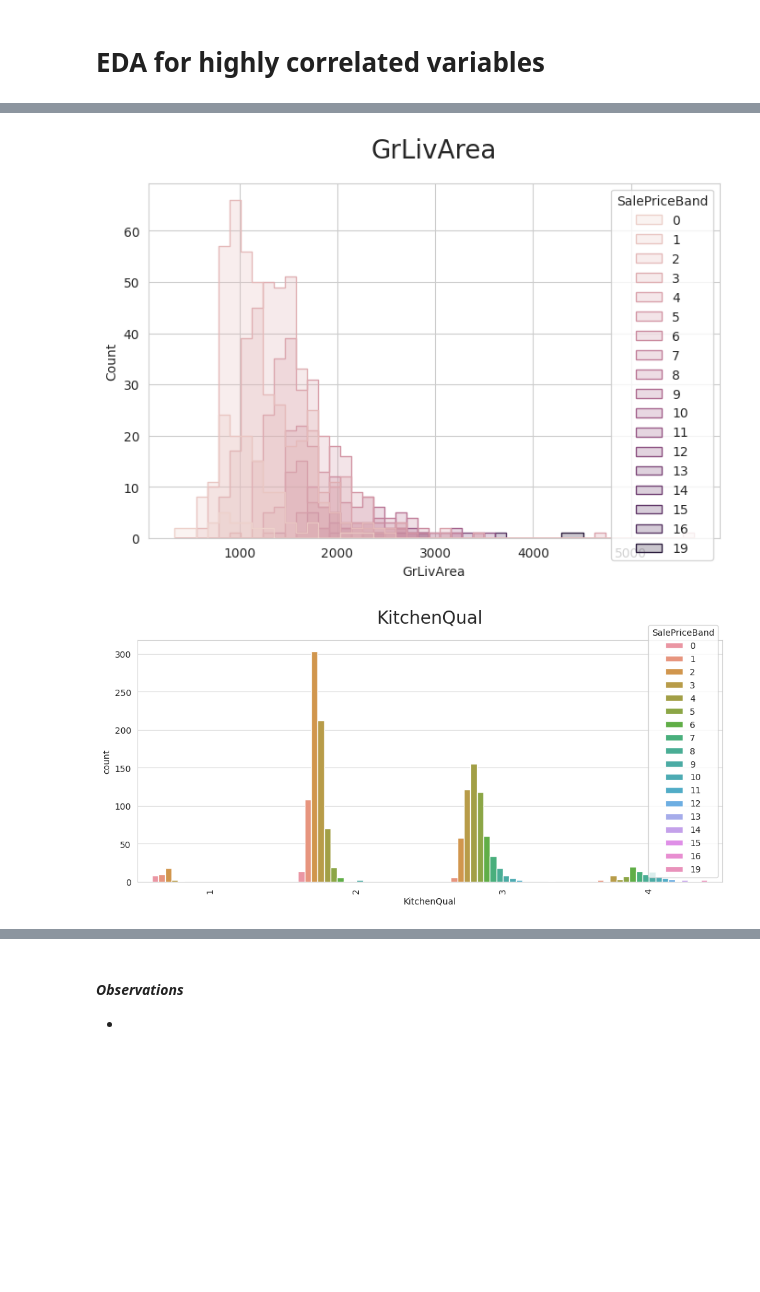
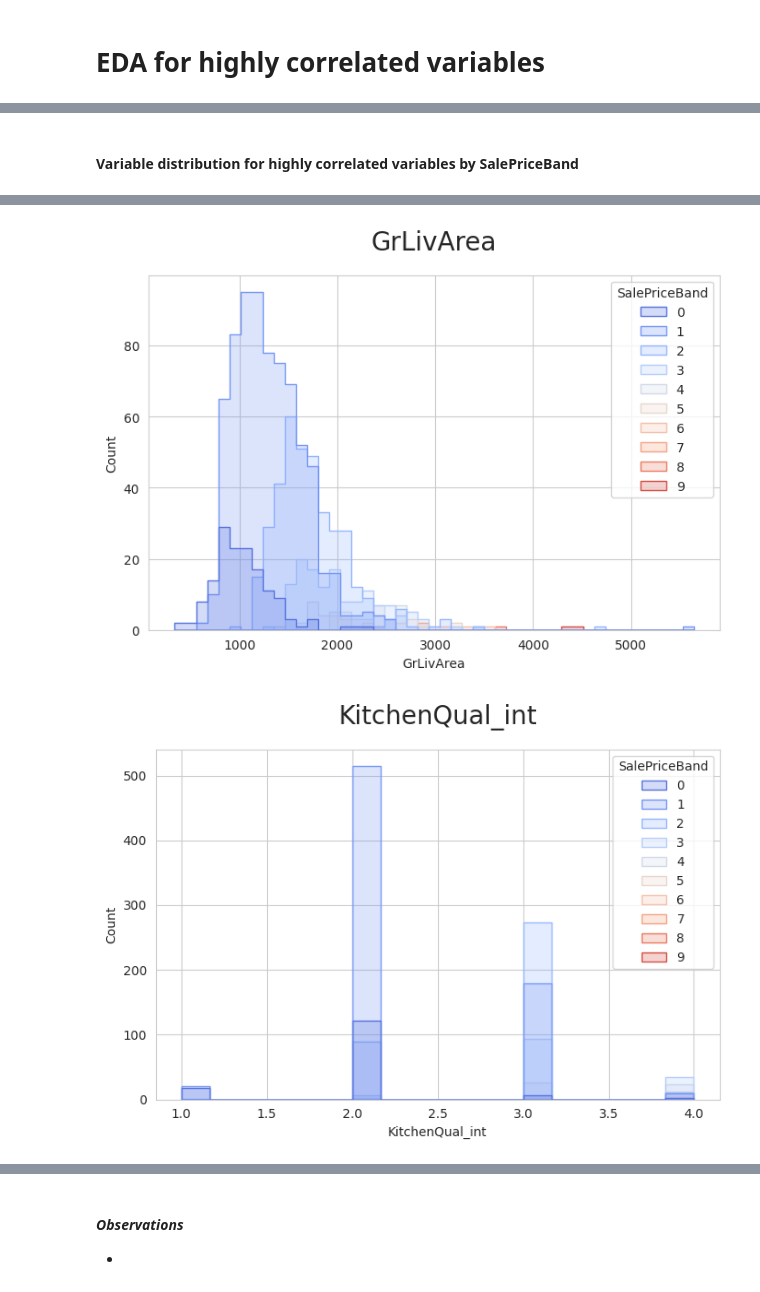
Before and after one commit to JL-14/milestone-project-housing-issues, a Jupyter notebook: jupyter_notebooks/Notebook_3_Correlation_PPS_Analysis.ipynb, the cells around one changed output, grey strips where cells are left out. Drawn from its saved outputs; the diff is of its cells as text; code cells hidden in the pictures; blank space fills up the shorter version.

Commit message:
Add labels to visualisation of distribution in notebook 3

```diff
--- a/jupyter_notebooks/Notebook_3_Correlation_PPS_Analysis.ipynb
+++ b/jupyter_notebooks/Notebook_3_Correlation_PPS_Analysis.ipynb
@@ -307,0 +218,7 @@ memory usage: 34.3+ KB
+# %%
+# KitchenQual
+
+kitchen_qual_mapping = {'Ex': 4, 'Gd': 3, 'TA': 2, 'Fa': 1, 'Po': 0}  # Adjust based on your actual labels
+df_houseprices_eda['KitchenQual_int'] = df_houseprices_eda['KitchenQual'].map(kitchen_qual_mapping)
+
+print(df_houseprices_eda[['KitchenQual', 'KitchenQual_int']].head())
@@ -307,0 +232,6 @@ memory usage: 34.3+ KB
+# %%
+kitchen_qual_desc = {4: 'Excellent', 3: 'Good', 2:'Typical/ Average', 1:'Fair', 0:'Poor'}
+
+df_houseprices_eda['KitchenQual_desc'] = df_houseprices_eda['KitchenQual_int'].map(kitchen_qual_desc)
+
+print(df_houseprices_eda[['KitchenQual', 'KitchenQual_desc', 'KitchenQual_int']].head())
@@ -307,0 +274,16 @@ memory usage: 34.3+ KB
+# %%
+# Defining min and max values
+min_price = df_houseprices_eda['SalePrice'].min()
+max_price = df_houseprices_eda['SalePrice'].max()
+
+# Calculating band widths
+bin_width = (max_price - min_price) / 10
+
+# Defining bin edges
+bins = [min_price + i * bin_width for i in range(11)]
+
+# Using pd.cut to create bands and label them with numeric values
+df_houseprices_eda['SalePriceBand'] = pd.cut(df_houseprices_eda['SalePrice'], bins=bins, labels=range(10), include_lowest=True)
+
+
+print(df_houseprices_eda[['SalePrice', 'SalePriceBand']].head())
@@ -307,0 +315,3 @@ memory usage: 34.3+ KB
+# %%
+vars_to_display = ['1stFlrSF', 'GrLivArea', 'KitchenQual_int', 'OverallQual', 'TotalBsmtSF', 'YearBuilt', 'GarageYrBlt']
+vars_to_display
@@ -308,14 +326,16 @@ memory usage: 34.3+ KB
+# %% [markdown]
+#### Variable distribution for highly correlated variables by SalePriceBand
 # %%
-# Examining variable distribution for highly correlated variables by SalePriceBand
-
 import matplotlib.pyplot as plt
 import seaborn as sns
 sns.set_style('whitegrid')
 
+palette = sns.color_palette("coolwarm", 10)
+
 def plot_categorical(df_houseprices, col, target_var):
 
   plt.figure(figsize=(12, 5))
-  sns.countplot(data=df_houseprices, x=col, hue=target_var)
+  sns.countplot(data=df_houseprices, hue='SalePriceBand', x=col, palette=palette)
   plt.xticks(rotation=90)
   plt.title(f"{col}", fontsize=20, y=1.05)
   plt.show()
@@ -323,13 +343,13 @@ def plot_categorical(df_houseprices, col, target_var):
 
 def plot_numerical(df_houseprices, col, target_var):
   plt.figure(figsize=(8, 5))
-  sns.histplot(data=df_houseprices, x=col, hue=target_var, element="step")
+  sns.histplot(data=df_houseprices, x=col, hue='SalePriceBand', element="step", palette=palette)
   plt.title(f"{col}", fontsize=20, y=1.05)
   plt.show()
 
 
-target_var = 'SalePriceBand'
-for col in vars_to_study:
+target_var = 'SalePrice'
+for col in vars_to_display:
   if df_houseprices_eda[col].dtype == 'object':
     plot_categorical(df_houseprices_eda, col, target_var)
     print("\n\n")
@@ -341,2 +361,2 @@ for col in vars_to_study:
-[figure, old version]
+[figure, new version]
-[figure, old version]
+[figure, new version]
```
Also changed, not shown: parts of 30 cells of this notebook, 1 other file.
